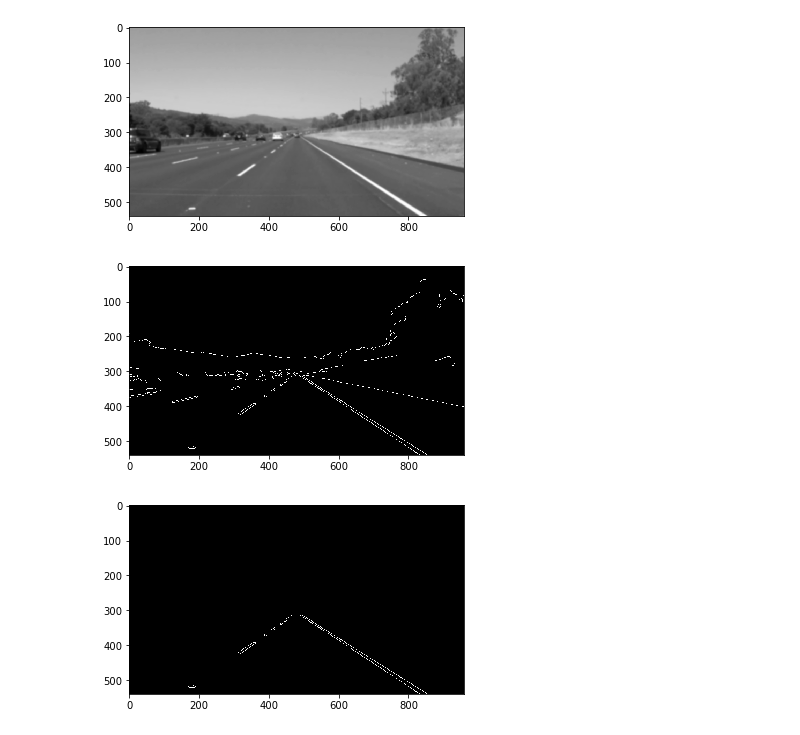
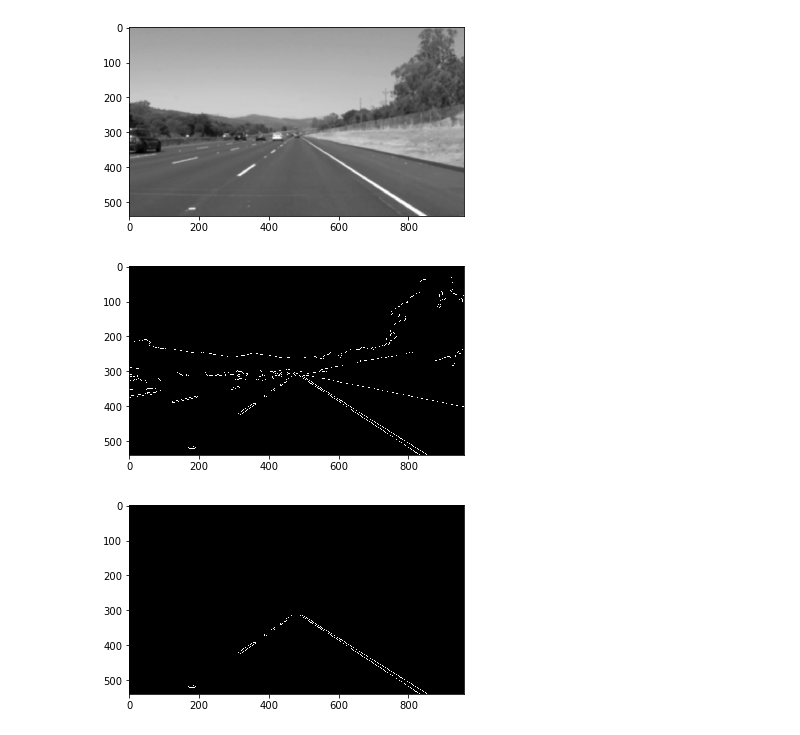
Before and after one commit to fvmassoli/LaneLines-ComputerVision, a Jupyter notebook: experimentNobeook.ipynb, the cells around one changed output. Drawn from its saved outputs; the diff is of its cells as text; code cells hidden in the pictures.

```diff
--- a/experimentNobeook.ipynb
+++ b/experimentNobeook.ipynb
@@ -125,12 +125,18 @@ plt.imshow(blur, cmap='gray')
 plt.show()
 # %% [output]
 [figure]
-# %%
-canny = cv2.Canny(blur, 50, 125)
-plt.imshow(canny, cmap='gray')
-plt.show()
-# %% [output]
-[figure, removed]
+# %%
+# the Canny function select edges based on the two values: low_treshold and high_threshold
+# the two values are used to distinguish "real edges" from "not edges".
+# Everything is above the high_threshold is recognized as edge.
+# Everything is below the low_threshold is recognized as not edge.
+# Edges between the two threshold are defined egdes or not based on their connectivity.
+
+canny = cv2.Canny(blur, 50, 120)
+plt.imshow(canny, cmap='gray')
+plt.show()
+# %% [output]
+[figure, added]
 # %%
 bot_left   = [80, 540]
 bot_right  = [980, 540]
```
Also changed, not shown: parts of 1 cell of this notebook, 3 other files.
